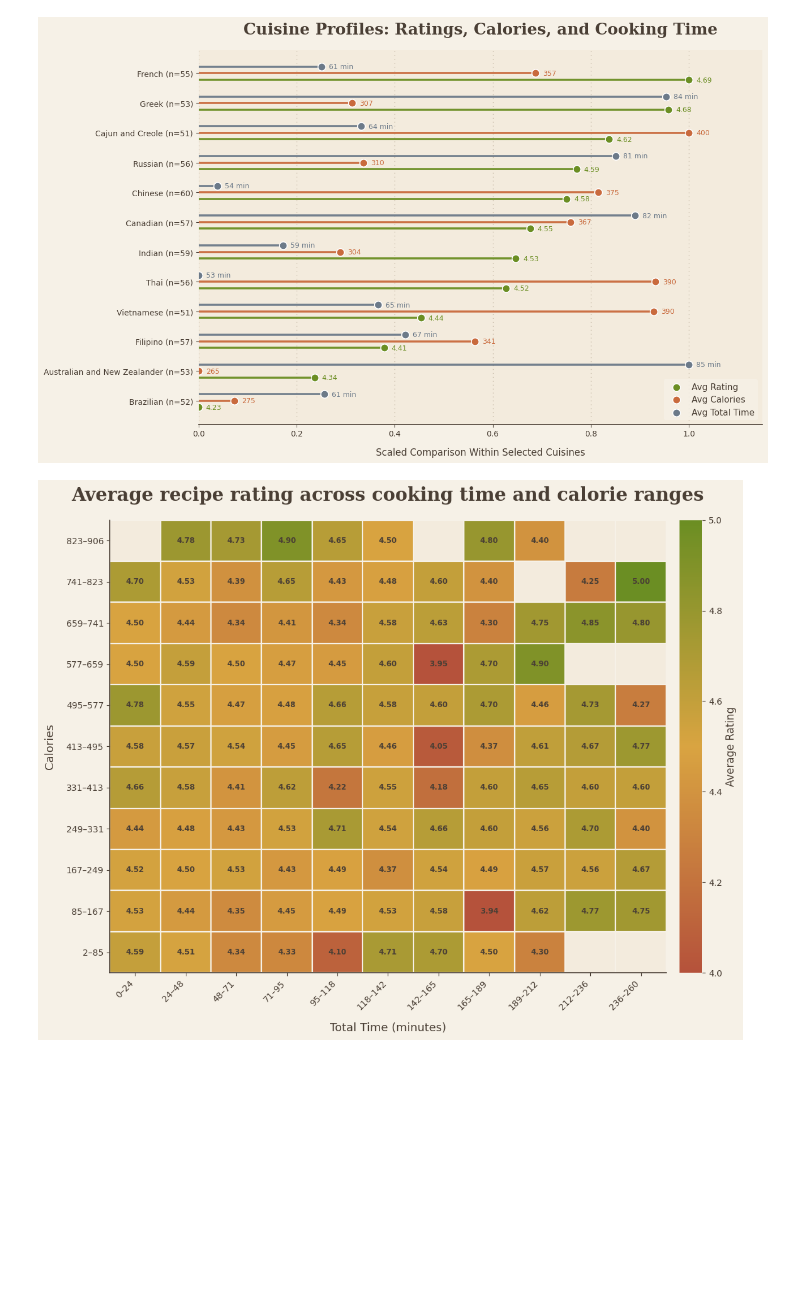
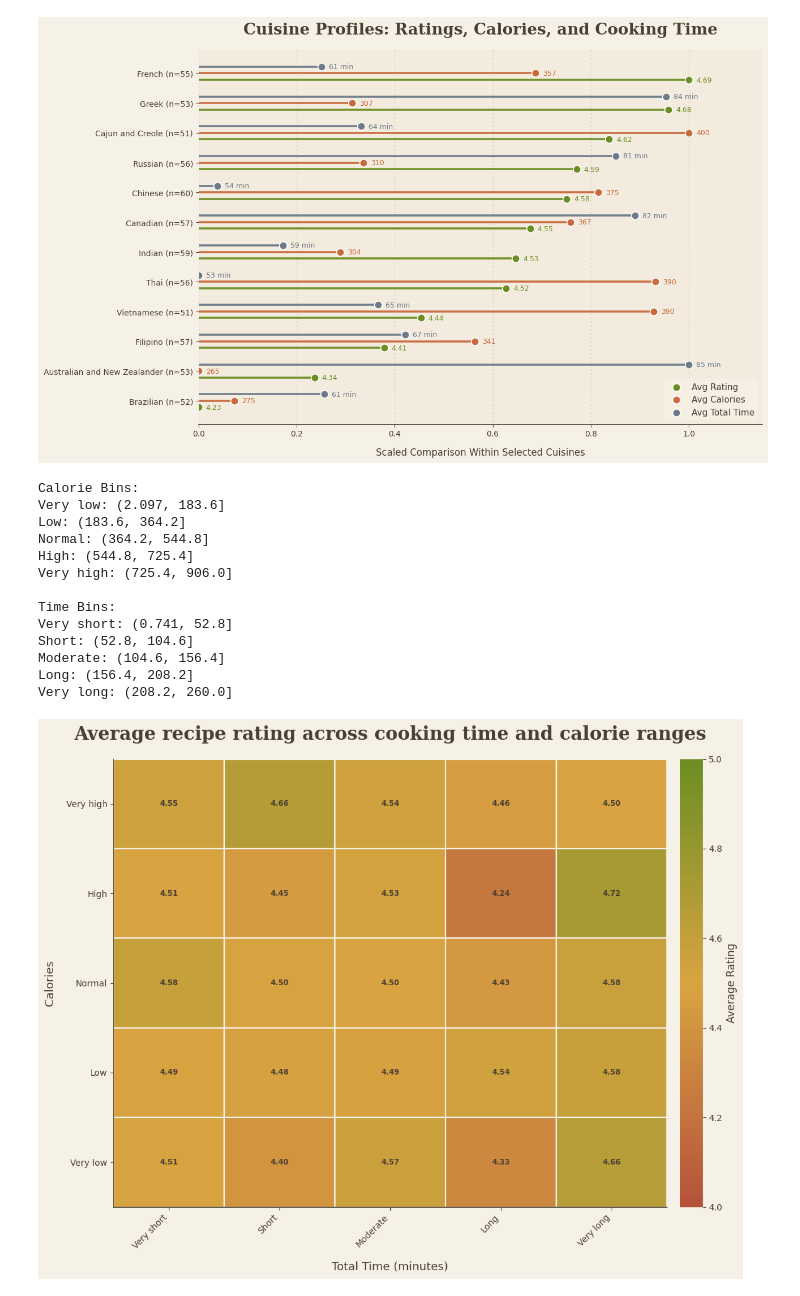
Before and after one commit to thegrimbee/DSA2101, a Jupyter notebook: plot.ipynb, the cells around one changed output. Cells and saved outputs as stored; diff of their text form; code cells hidden in the pictures; blank space fills up the shorter version.

Commit message:
Update heatmap to use 5 bins

```diff
--- a/plot.ipynb
+++ b/plot.ipynb
@@ -474,24 +474,46 @@ plt.show()
 # %% [output]
 [figure]
 # %%
-#plot 4: no cuisine/country here; comparison between ratings against calories/cooking time
 from matplotlib.colors import LinearSegmentedColormap
 
 heatmap_data = cuisines_cleaned[['total_time', 'calories', 'avg_rating']].copy()
 
-x_bins = np.linspace(heatmap_data['total_time'].min(), heatmap_data['total_time'].max(), 12)
-y_bins = np.linspace(heatmap_data['calories'].min(), heatmap_data['calories'].max(), 12)
+calorie_labels = ['Very low', 'Low', 'Normal', 'High', 'Very high']
+time_labels = ['Very short', 'Short', 'Moderate', 'Long', 'Very long']
 
-heatmap_data['time_bin'] = pd.cut(heatmap_data['total_time'], bins=x_bins, include_lowest=True)
-heatmap_data['calorie_bin'] = pd.cut(heatmap_data['calories'], bins=y_bins, include_lowest=True)
+heatmap_data['calories_bin'] = pd.cut(
+    heatmap_data['calories'],
+    bins=cuisines_by_calories_binned['calories_bin'].cat.categories,
+    labels=calorie_labels,
+    include_lowest=True
+)
+heatmap_data['time_bin'] = pd.cut(
+    heatmap_data['total_time'],
+    bins=cuisines_by_total_time_binned['total_time_bin'].cat.categories,
+    labels=time_labels,
+    include_lowest=True
+)
+
+# for reference
+print("Calorie Bins:")
+for i, bin_range in enumerate(cuisines_by_calories_binned['calories_bin'].cat.categories):
+    print(f"{calorie_labels[i]}: {bin_range}")
+
+print("\nTime Bins:")
+for i, bin_range in enumerate(cuisines_by_total_time_binned['total_time_bin'].cat.categories):
+    print(f"{time_labels[i]}: {bin_range}")
+
 rating_grid = (
     heatmap_data
-    .groupby(['calorie_bin', 'time_bin'])['avg_rating']
+    .groupby(['calories_bin', 'time_bin'])['avg_rating']
     .mean()
     .unstack()
 )
 
-# colormap
+rating_grid.index = calorie_labels
+rating_grid.columns = time_labels
+
+# Colormap
 recipe_cmap = LinearSegmentedColormap.from_list(
     'recipe_rating',
     ['#B5523B', '#D9A441', '#6B8E23']
@@ -514,14 +536,8 @@ im = ax.imshow(
     vmax=5
 )
 
-x_labels = [
-    f"{int(interval.left)}–{int(interval.right)}"
-    for interval in rating_grid.columns
-]
-y_labels = [
-    f"{int(interval.left)}–{int(interval.right)}"
-    for interval in rating_grid.index
-]
+x_labels = rating_grid.columns
+y_labels = rating_grid.index
 
 ax.set_xticks(np.arange(len(x_labels)))
 ax.set_xticklabels(x_labels, rotation=45, ha='right', fontsize=10, color=text_color)
@@ -550,31 +566,44 @@ for i in range(rating_grid.shape[0]):
                 ha='center',
                 va='center',
                 fontsize=8.5,
                 color='white' if value < 3.6 else text_color,
                 weight='bold'
             )
 
 ax.set_xticks(np.arange(-0.5, rating_grid.shape[1], 1), minor=True)
 ax.set_yticks(np.arange(-0.5, rating_grid.shape[0], 1), minor=True)
 ax.grid(which='minor', color=bg_color, linestyle='-', linewidth=1.6)
 ax.tick_params(which='minor', bottom=False, left=False)
 
 for spine in ['top', 'right']:
     ax.spines[spine].set_visible(False)
 for spine in ['left', 'bottom']:
     ax.spines[spine].set_color(text_color)
     ax.spines[spine].set_linewidth(1.2)
 
 ax.tick_params(axis='x', colors=text_color)
 ax.tick_params(axis='y', colors=text_color)
 
 cbar = plt.colorbar(im, ax=ax, pad=0.02)
 cbar.set_label('Average Rating', fontsize=12, color=text_color)
 cbar.ax.tick_params(labelsize=10, colors=text_color)
 cbar.outline.set_visible(False)
 
 
 plt.tight_layout()
 plt.show()
 # %% [output]
+Calorie Bins:
+Very low: (2.097, 183.6]
+Low: (183.6, 364.2]
+Normal: (364.2, 544.8]
+High: (544.8, 725.4]
+Very high: (725.4, 906.0]
+
+Time Bins:
+Very short: (0.741, 52.8]
+Short: (52.8, 104.6]
+Moderate: (104.6, 156.4]
+Long: (156.4, 208.2]
+Very long: (208.2, 260.0]
-[figure, old version]
+[figure, new version]
```
